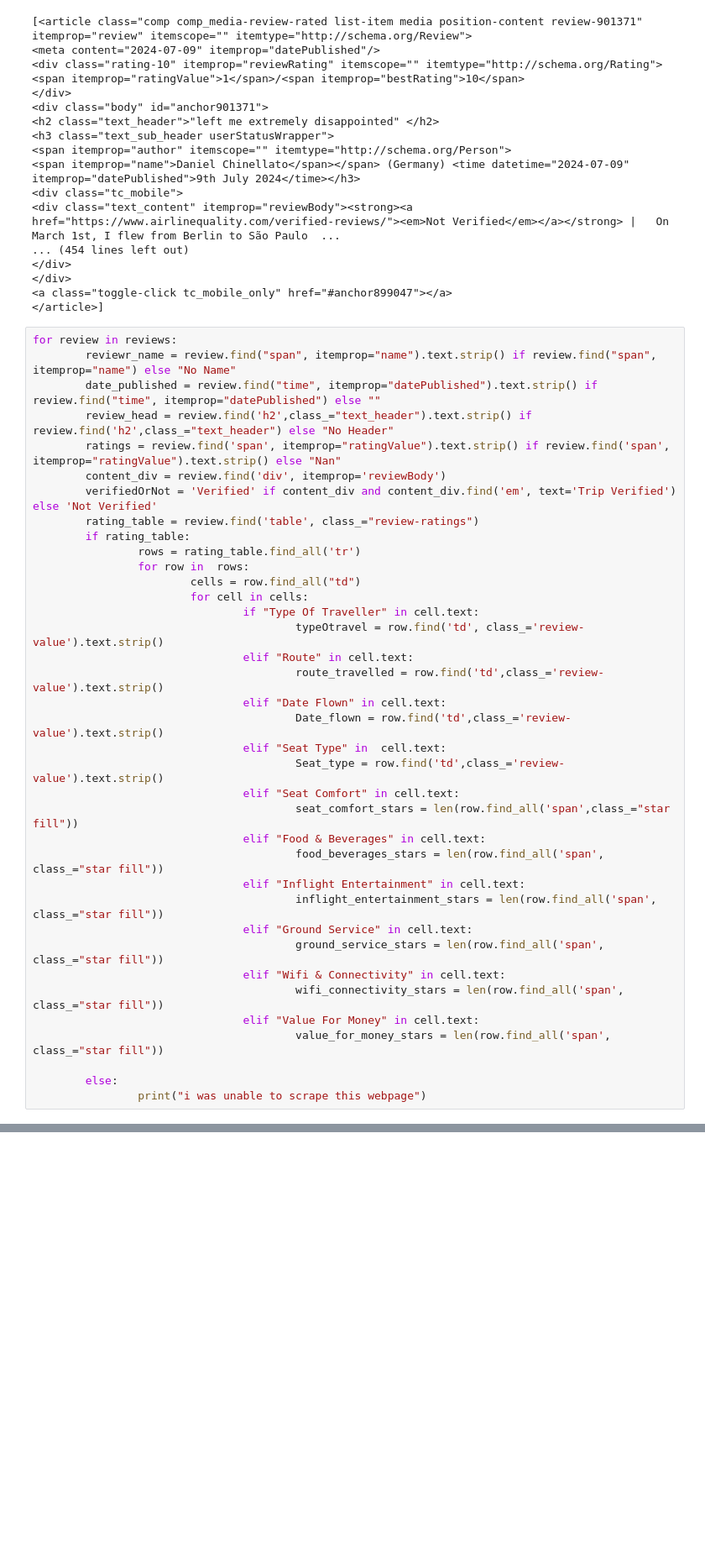
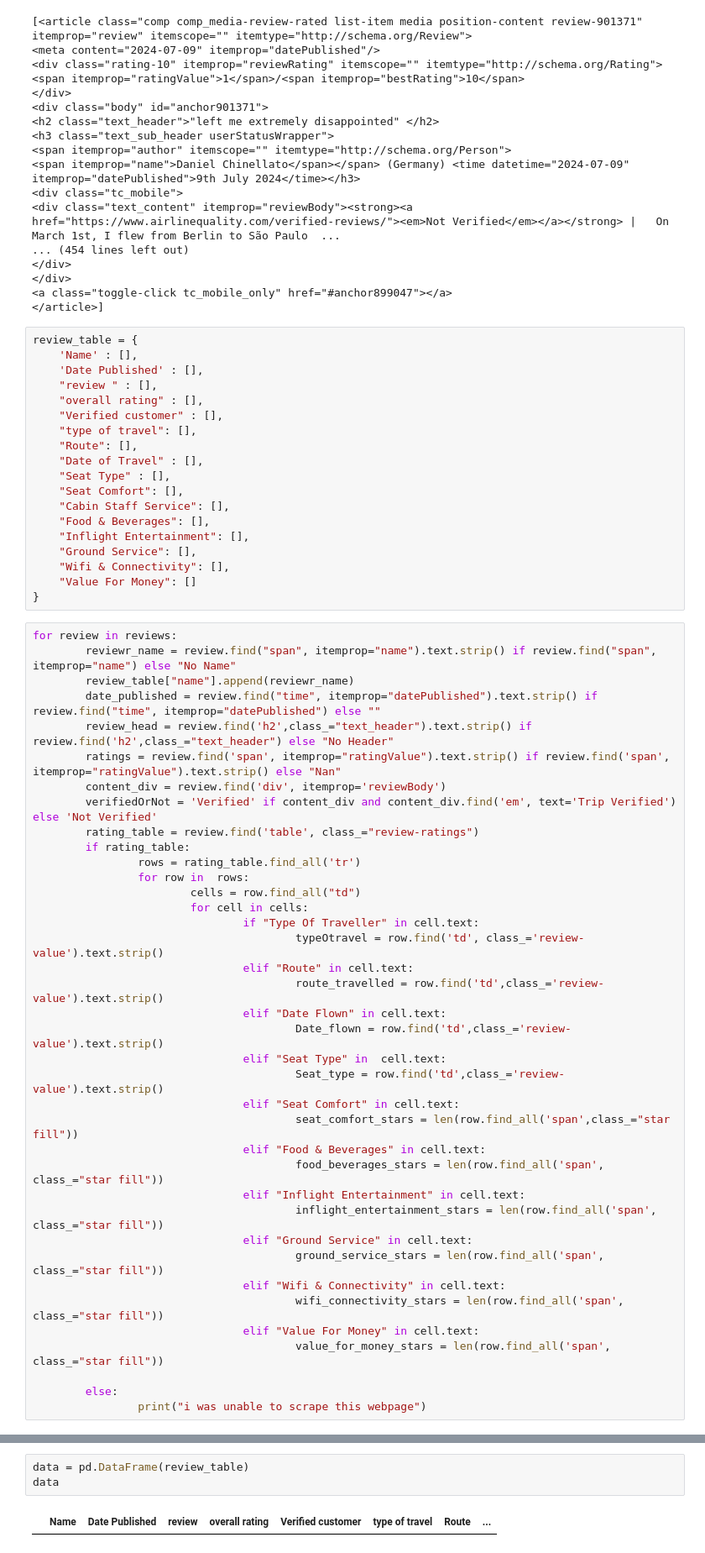
Before and after one commit to pavanrajkg04/Job_based_projects, a Jupyter notebook: Data Analyst/British Airways/webScrapping.ipynb, the cells around one changed output, grey strips where cells are left out. Shown: that part at 84% size. Drawn from its saved outputs; the diff is of its cells as text; blank space fills up the shorter version.

```diff
--- a/Data Analyst/British Airways/webScrapping.ipynb
+++ b/Data Analyst/British Airways/webScrapping.ipynb
@@ -58,9 +58,29 @@ if response.status_code == 200:
 </div>
 <a class="toggle-click tc_mobile_only" href="#anchor899047"></a>
 </article>]
+# %%
+review_table = {
+    'Name' : [],
+    'Date Published' : [],
+    "review " : [],
+    "overall rating" : [],
+    "Verified customer" : [],
+    "type of travel": [],
+    "Route": [],
+    "Date of Travel" : [],
+    "Seat Type" : [],
+    "Seat Comfort": [],
+    "Cabin Staff Service": [],
+    "Food & Beverages": [],
+    "Inflight Entertainment": [],
+    "Ground Service": [],
+    "Wifi & Connectivity": [],
+    "Value For Money": []
+}
 # %%
 for review in reviews:
         reviewr_name = review.find("span", itemprop="name").text.strip() if review.find("span", itemprop="name") else "No Name"
+        review_table["name"].append(reviewr_name)
         date_published = review.find("time", itemprop="datePublished").text.strip() if review.find("time", itemprop="datePublished") else ""
         review_head = review.find('h2',class_="text_header").text.strip() if review.find('h2',class_="text_header") else "No Header"
         ratings = review.find('span', itemprop="ratingValue").text.strip() if review.find('span', itemprop="ratingValue").text.strip() else "Nan"
@@ -101,0 +120,5 @@ print(value_for_money_stars)
+# %%
+data = pd.DataFrame(review_table)
+data
+# %% [output]
+|  | Name | Date Published | review | overall rating | Verified customer | type of travel | Route | ... |
```
Also changed, not shown: parts of 2 cells of this notebook.
